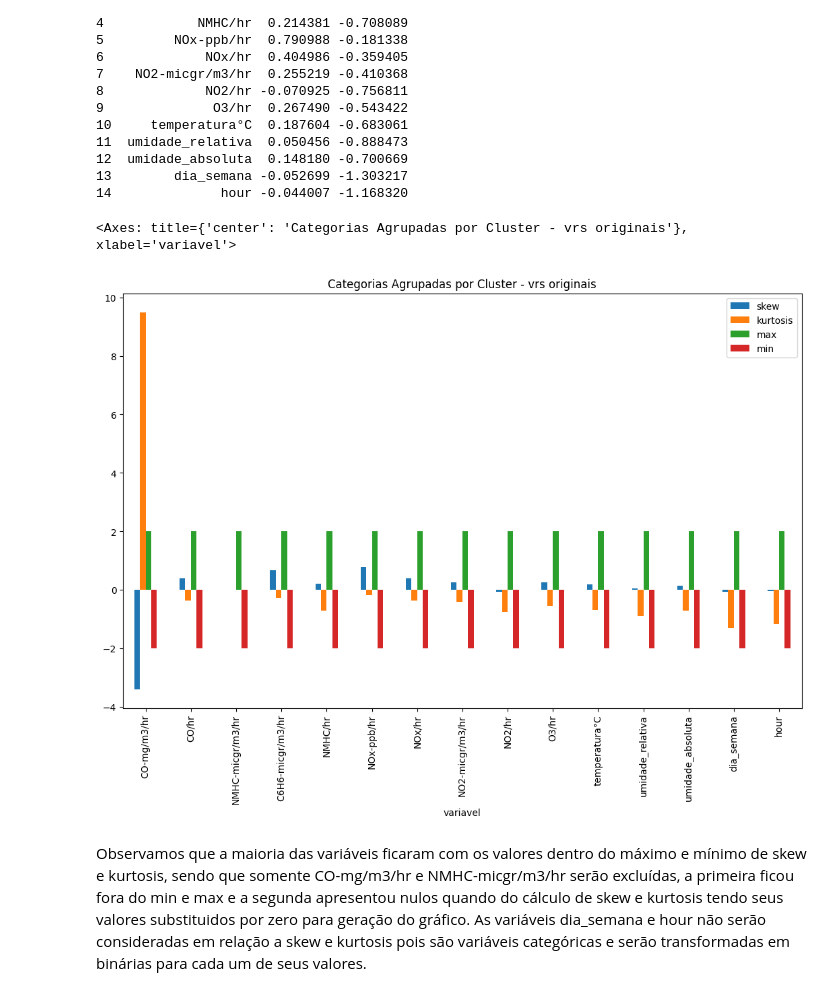
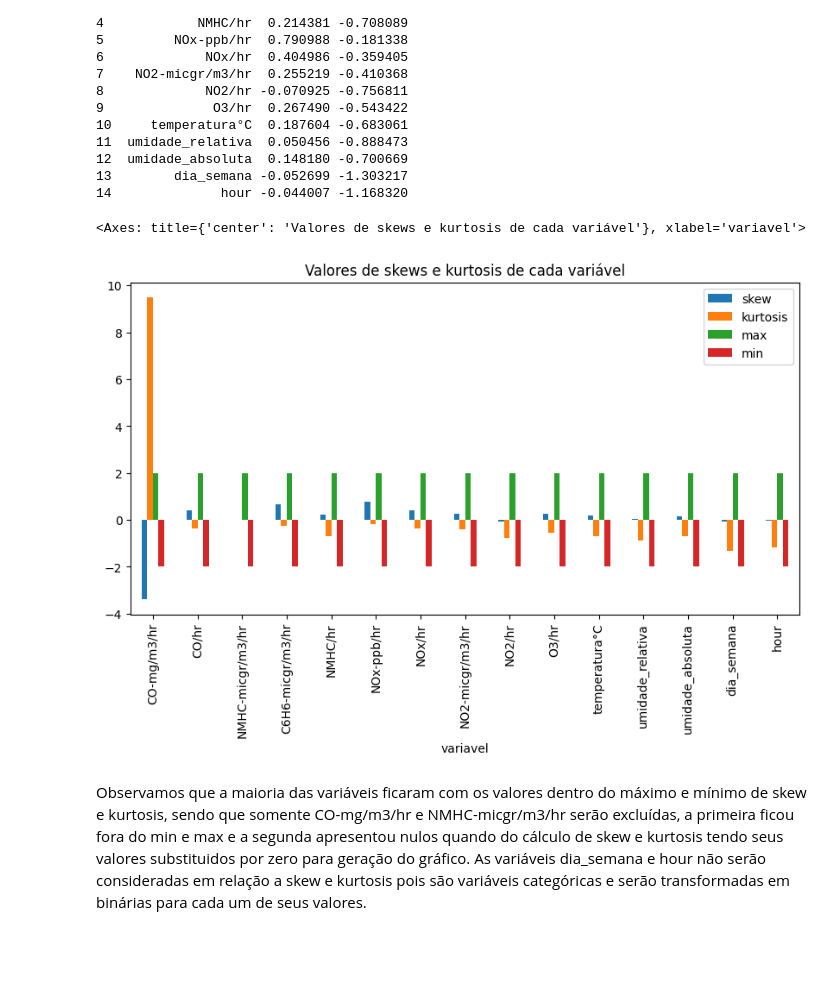
Before and after one commit to jairobernardesjunior/Qualidade_do_ar, a Jupyter notebook: qualidade_do_ar_analisa.ipynb, the cells around one changed output. Drawn from its saved outputs; the diff is of its cells as text; code cells hidden in the pictures; blank space fills up the shorter version.

Commit message:
Correção no título do gráfico de skews e kurtosis

```diff
--- a/qualidade_do_ar_analisa.ipynb
+++ b/qualidade_do_ar_analisa.ipynb
@@ -464,13 +464,13 @@ df_skew_kurtosis_og['min'] = -2
 # %%
 # plotando um gráfico para analisarmos os valores de skew e kurtosis
 df_skew_kurtosis_og.plot(x='variavel',
         kind='bar',
         stacked=False,
-        title='Categorias Agrupadas por Cluster - vrs originais',
-        figsize=(13,8))
+        title='Valores de skews e kurtosis de cada variável',
+        figsize=(10,5))
 # %% [output]
-<Axes: title={'center': 'Categorias Agrupadas por Cluster - vrs originais'}, xlabel='variavel'>
+<Axes: title={'center': 'Valores de skews e kurtosis de cada variável'}, xlabel='variavel'>
-[figure, old version]
+[figure, new version]
 # %% [markdown]
 Observamos que a maioria das variáveis ficaram com os valores dentro do máximo e mínimo de skew e kurtosis, sendo que somente CO-mg/m3/hr e NMHC-micgr/m3/hr serão excluídas, a primeira ficou fora do min e max e a segunda apresentou nulos quando do cálculo de skew e kurtosis tendo seus valores substituidos por zero para geração do gráfico. As variáveis dia_semana e hour não serão consideradas em relação a skew e kurtosis pois são variáveis categóricas e serão transformadas em binárias para cada um de seus valores.
 # %%
```
